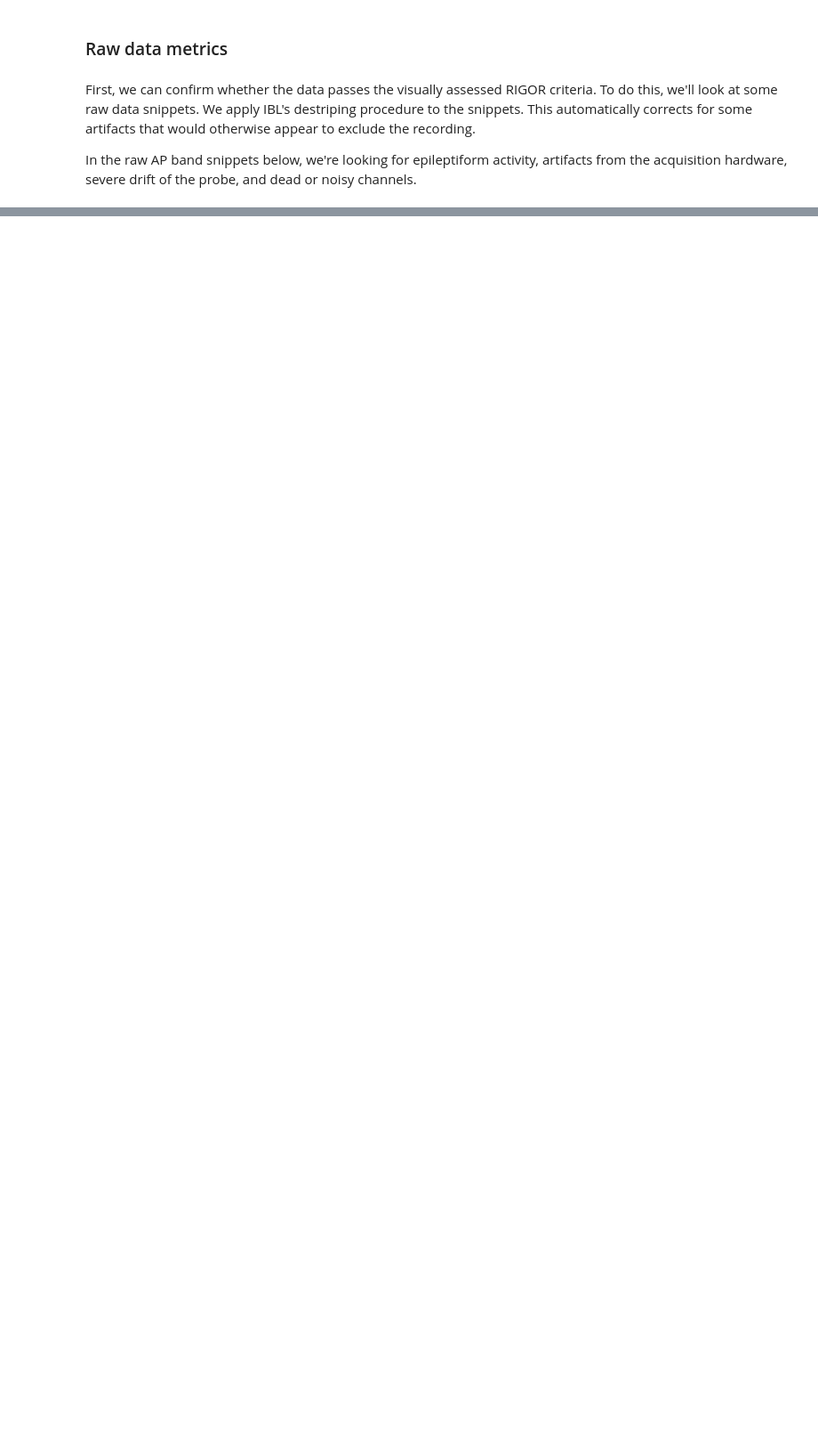
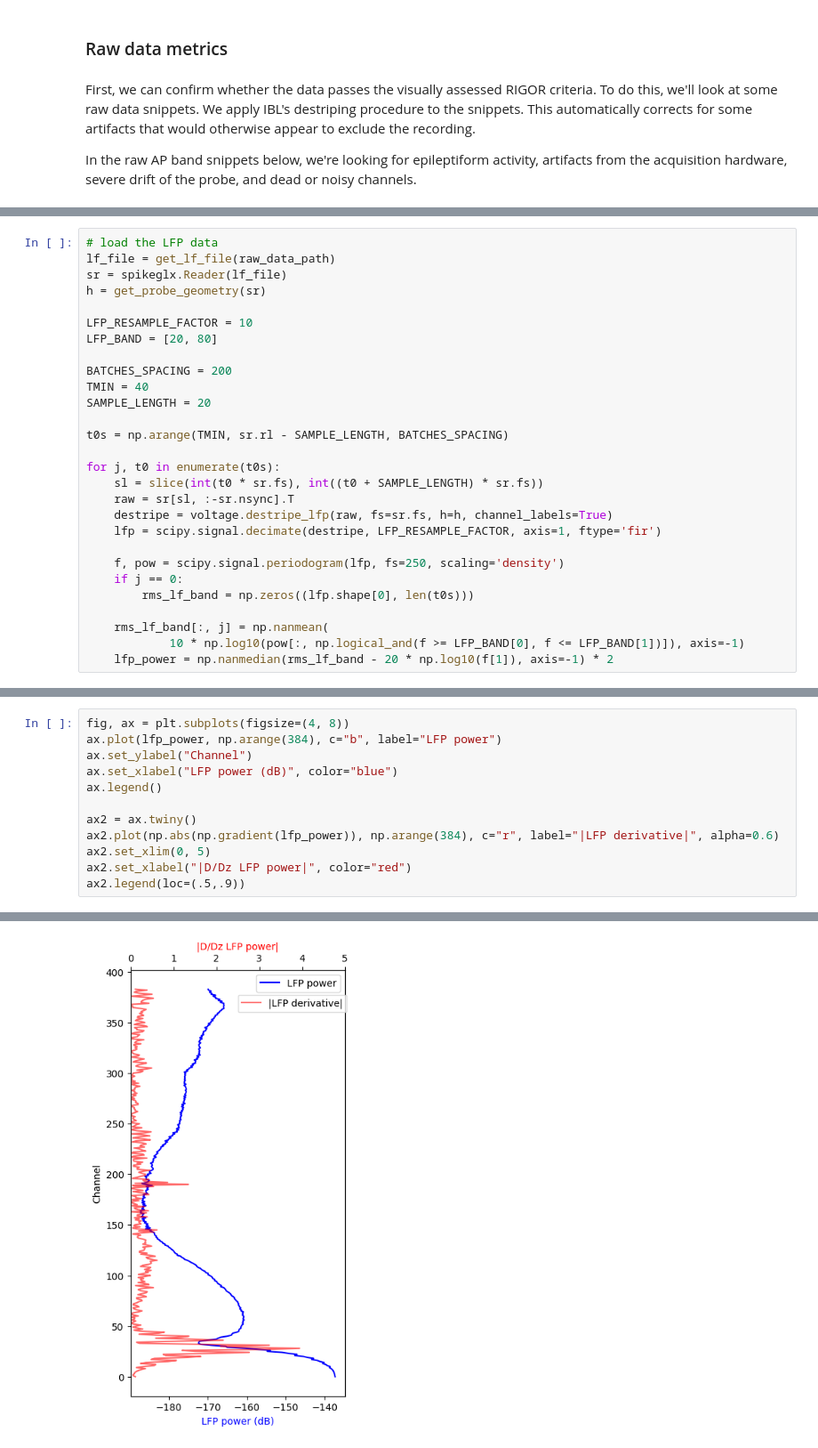
Before and after one commit to int-brain-lab/paper-reproducible-ephys, a Jupyter notebook: RIGOR_script.ipynb, the cells around one changed output, grey strips where cells are left out. Shown at 89% size. Cells and saved outputs as stored; diff of their text form; blank space fills up the shorter version.

```diff
--- a/RIGOR_script.ipynb
+++ b/RIGOR_script.ipynb
@@ -58,0 +119,28 @@ processed.shape
+# %%
+# load the LFP data
+lf_file = get_lf_file(raw_data_path)
+sr = spikeglx.Reader(lf_file)
+h = get_probe_geometry(sr)
+
+LFP_RESAMPLE_FACTOR = 10
+LFP_BAND = [20, 80]
+
+BATCHES_SPACING = 200
+TMIN = 40
+SAMPLE_LENGTH = 20
+
+t0s = np.arange(TMIN, sr.rl - SAMPLE_LENGTH, BATCHES_SPACING)
+
+for j, t0 in enumerate(t0s):
+    sl = slice(int(t0 * sr.fs), int((t0 + SAMPLE_LENGTH) * sr.fs))
+    raw = sr[sl, :-sr.nsync].T
+    destripe = voltage.destripe_lfp(raw, fs=sr.fs, h=h, channel_labels=True)
+    lfp = scipy.signal.decimate(destripe, LFP_RESAMPLE_FACTOR, axis=1, ftype='fir')
+
+    f, pow = scipy.signal.periodogram(lfp, fs=250, scaling='density')
+    if j == 0:
+        rms_lf_band = np.zeros((lfp.shape[0], len(t0s)))
+
+    rms_lf_band[:, j] = np.nanmean(
+            10 * np.log10(pow[:, np.logical_and(f >= LFP_BAND[0], f <= LFP_BAND[1])]), axis=-1)
+    lfp_power = np.nanmedian(rms_lf_band - 20 * np.log10(f[1]), axis=-1) * 2
@@ -58,0 +151,13 @@ processed.shape
+# %%
+fig, ax = plt.subplots(figsize=(4, 8))
+ax.plot(lfp_power, np.arange(384), c="b", label="LFP power")
+ax.set_ylabel("Channel")
+ax.set_xlabel("LFP power (dB)", color="blue")
+ax.legend()
+
+ax2 = ax.twiny()
+ax2.plot(np.abs(np.gradient(lfp_power)), np.arange(384), c="r", label="|LFP derivative|", alpha=0.6)
+ax2.set_xlim(0, 5)
+ax2.set_xlabel("|D/Dz LFP power|", color="red")
+ax2.legend(loc=(.5,.9))
+# %% [output]
@@ -58,0 +165 @@ processed.shape
+[figure, added]
```
Also changed, not shown: parts of 15 cells of this notebook.
